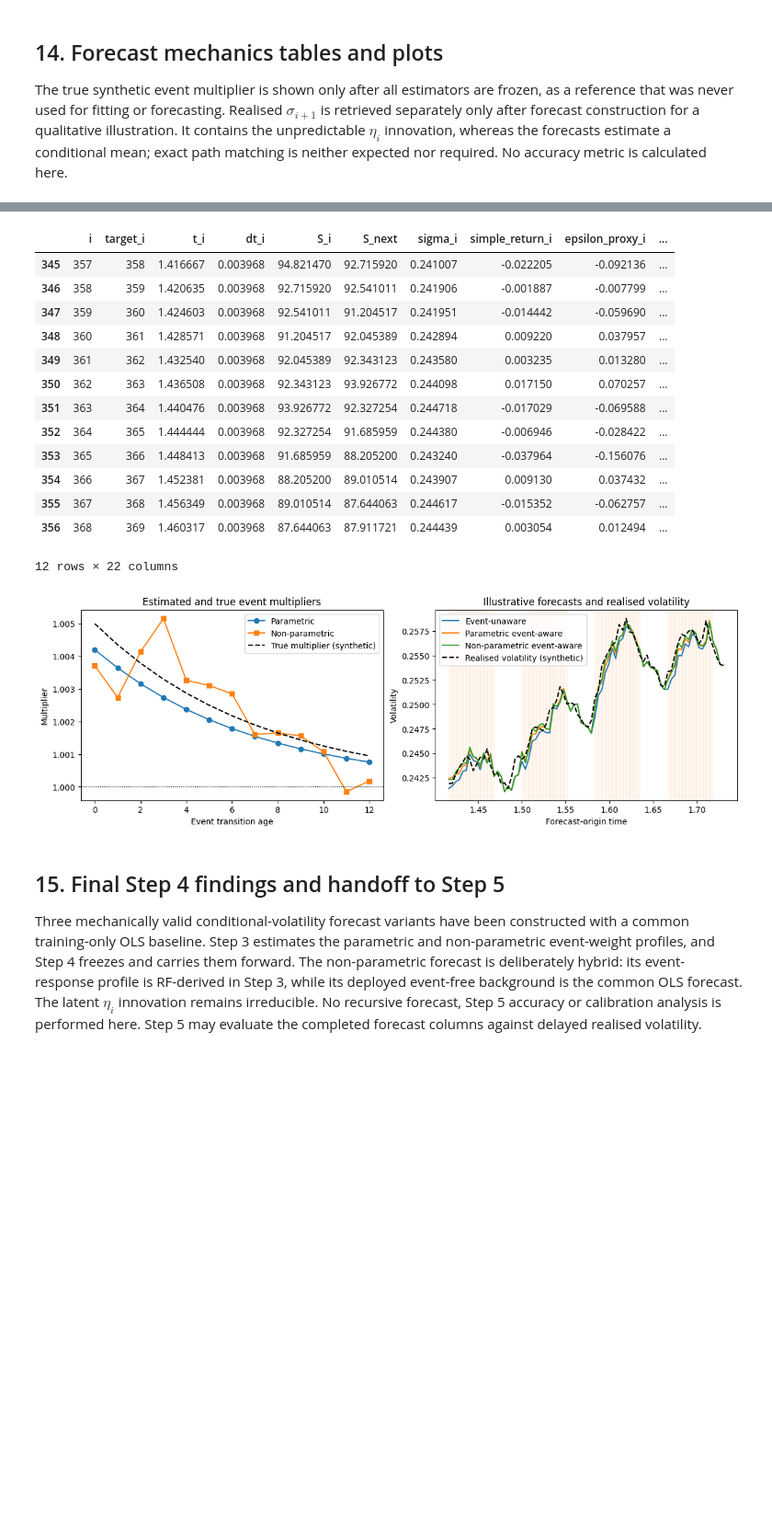
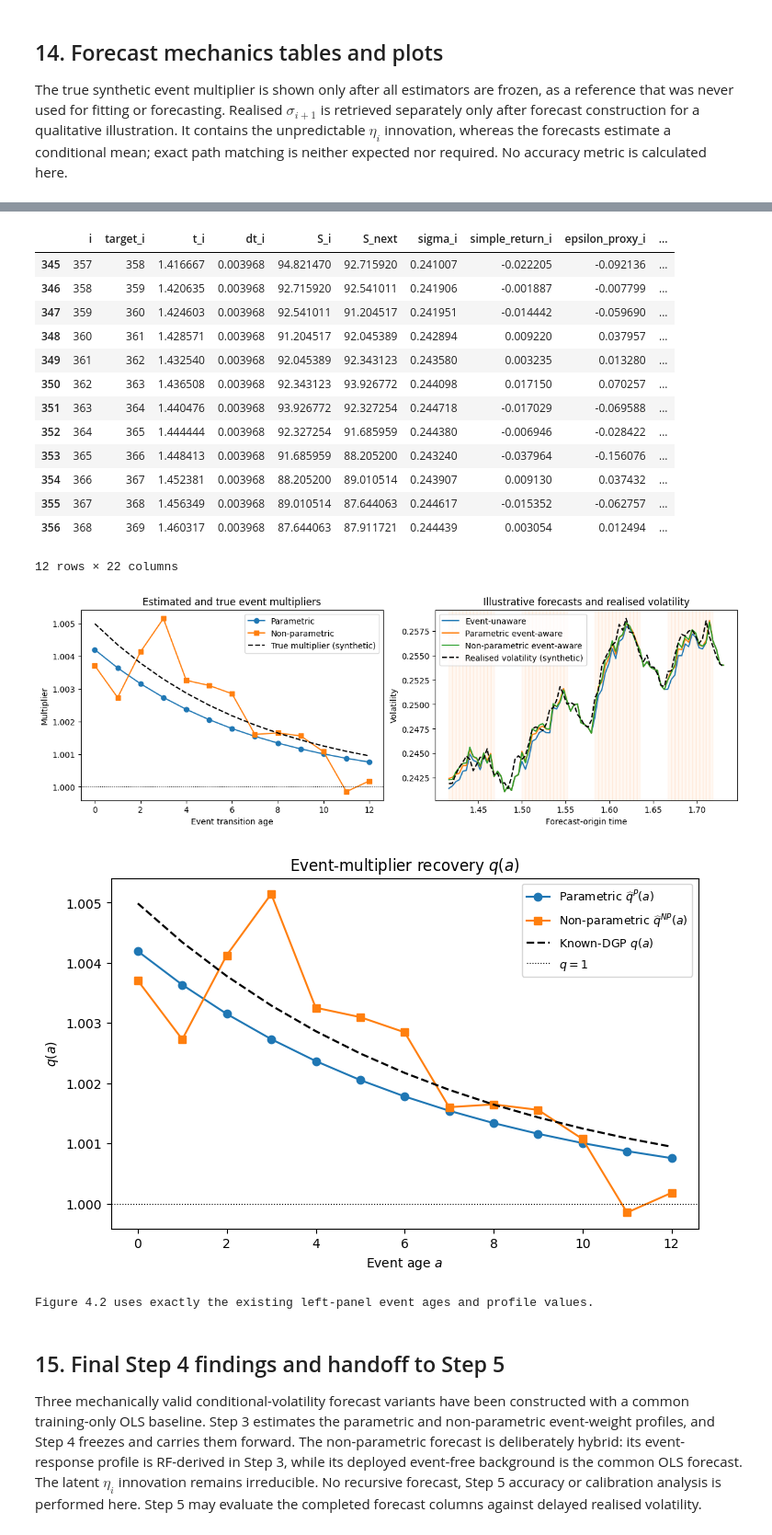
Before and after one commit to JivN24/HSBC-AN-RN, a Jupyter notebook: CODEWORK/Linus' Task Re-Do/04_dense_periodic_n1_volatility_forecasting.ipynb, the cells around one changed output, grey strips where cells are left out. Shown at 92% size. Cells and saved outputs as stored; diff of their text form; code cells hidden in the pictures; blank space fills up the shorter version.

```diff
--- a/CODEWORK/Linus' Task Re-Do/04_dense_periodic_n1_volatility_forecasting.ipynb
+++ b/CODEWORK/Linus' Task Re-Do/04_dense_periodic_n1_volatility_forecasting.ipynb
@@ -265,33 +265,79 @@ realised_segment = test_data.set_index('i').loc[segment['i'], 'sigma_next'].to_n
 for column, label in [
     ('sigma_forecast_unaware', 'Event-unaware'),
     ('sigma_forecast_parametric', 'Parametric event-aware'),
     ('sigma_forecast_nonparametric', 'Non-parametric event-aware'),
 ]:
     axes[1].plot(segment['t_i'], segment[column], label=label)
 axes[1].plot(segment['t_i'], realised_segment, color='black', linestyle='--', linewidth=1.6, label='Realised volatility (synthetic)')
 for _, row in segment.loc[segment['event_active_i'].eq(1)].iterrows():
     axes[1].axvspan(row['t_i'], row['t_i'] + row['dt_i'], color='tab:orange', alpha=0.05)
 axes[1].set(title='Illustrative forecasts and realised volatility', xlabel='Forecast-origin time', ylabel='Volatility')
 axes[1].legend()
 plt.show()
+
+
+# Dissertation-facing Figure 4.2: direct reuse of the left-panel profile coordinates.
+from pathlib import Path
+FIGURE_DIR = Path("figures")
+FIGURE_DIR.mkdir(exist_ok=True)
+
+standalone_event_ages = profile_plot['event_age'].to_numpy(copy=True)
+standalone_parametric_q = profile_plot['parametric_multiplier'].to_numpy(copy=True)
+standalone_nonparametric_q = profile_plot['nonparametric_multiplier'].to_numpy(copy=True)
+standalone_known_q = profile_plot['true_multiplier_synthetic'].to_numpy(copy=True)
+
+fig, ax = plt.subplots(figsize=(7.2, 4.6), constrained_layout=True)
+ax.plot(
+    standalone_event_ages, standalone_parametric_q,
+    marker='o', label=r'Parametric $\widehat{q}^{P}(a)$',
+)
+ax.plot(
+    standalone_event_ages, standalone_nonparametric_q,
+    marker='s', label=r'Non-parametric $\widehat{q}^{NP}(a)$',
+)
+ax.plot(
+    standalone_event_ages, standalone_known_q,
+    color='black', linestyle='--', linewidth=1.6,
+    label=r'Known-DGP $q(a)$',
+)
+ax.axhline(1.0, color='black', linewidth=0.8, linestyle=':', label=r'$q=1$')
+ax.set(
+    title=r'Event-multiplier recovery $q(a)$',
+    xlabel=r'Event age $a$',
+    ylabel=r'$q(a)$',
+)
+ax.legend(fontsize=9)
+fig.savefig(
+    FIGURE_DIR / 'fig_4_2_event_multiplier_recovery.pdf',
+    bbox_inches='tight',
+)
+plt.show()
+
+np.testing.assert_array_equal(standalone_event_ages, profile_plot['event_age'].to_numpy())
+np.testing.assert_array_equal(standalone_parametric_q, profile_plot['parametric_multiplier'].to_numpy())
+np.testing.assert_array_equal(standalone_nonparametric_q, profile_plot['nonparametric_multiplier'].to_numpy())
+np.testing.assert_array_equal(standalone_known_q, profile_plot['true_multiplier_synthetic'].to_numpy())
+print('Figure 4.2 uses exactly the existing left-panel event ages and profile values.')
 # %% [output]
 |  | test_forecasts | active_test_rows | event_free_test_rows | configured_event_ages | OLS_baseline_features |
 | 0 | 147 | 91 | 56 | 13 | sigma_i, epsilon_proxy_i |
 |  | i | target_i | t_i | dt_i | S_i | S_next | sigma_i | simple_return_i | epsilon_proxy_i | ... |
 | 345 | 357 | 358 | 1.416667 | 0.003968 | 94.821470 | 92.715920 | 0.241007 | -0.022205 | -0.092136 | ... |
 | 346 | 358 | 359 | 1.420635 | 0.003968 | 92.715920 | 92.541011 | 0.241906 | -0.001887 | -0.007799 | ... |
 | 347 | 359 | 360 | 1.424603 | 0.003968 | 92.541011 | 91.204517 | 0.241951 | -0.014442 | -0.059690 | ... |
 | 348 | 360 | 361 | 1.428571 | 0.003968 | 91.204517 | 92.045389 | 0.242894 | 0.009220 | 0.037957 | ... |
 | 349 | 361 | 362 | 1.432540 | 0.003968 | 92.045389 | 92.343123 | 0.243580 | 0.003235 | 0.013280 | ... |
 | 350 | 362 | 363 | 1.436508 | 0.003968 | 92.343123 | 93.926772 | 0.244098 | 0.017150 | 0.070257 | ... |
 | 351 | 363 | 364 | 1.440476 | 0.003968 | 93.926772 | 92.327254 | 0.244718 | -0.017029 | -0.069588 | ... |
 | 352 | 364 | 365 | 1.444444 | 0.003968 | 92.327254 | 91.685959 | 0.244380 | -0.006946 | -0.028422 | ... |
 | 353 | 365 | 366 | 1.448413 | 0.003968 | 91.685959 | 88.205200 | 0.243240 | -0.037964 | -0.156076 | ... |
 | 354 | 366 | 367 | 1.452381 | 0.003968 | 88.205200 | 89.010514 | 0.243907 | 0.009130 | 0.037432 | ... |
 | 355 | 367 | 368 | 1.456349 | 0.003968 | 89.010514 | 87.644063 | 0.244617 | -0.015352 | -0.062757 | ... |
 | 356 | 368 | 369 | 1.460317 | 0.003968 | 87.644063 | 87.911721 | 0.244439 | 0.003054 | 0.012494 | ... |
 12 rows × 22 columns
 [figure]
+[figure, added]
+Figure 4.2 uses exactly the existing left-panel event ages and profile values.
 # %% [markdown]
 ## 15. Final Step 4 findings and handoff to Step 5
 
```
Also changed, not shown: 18 other files.
